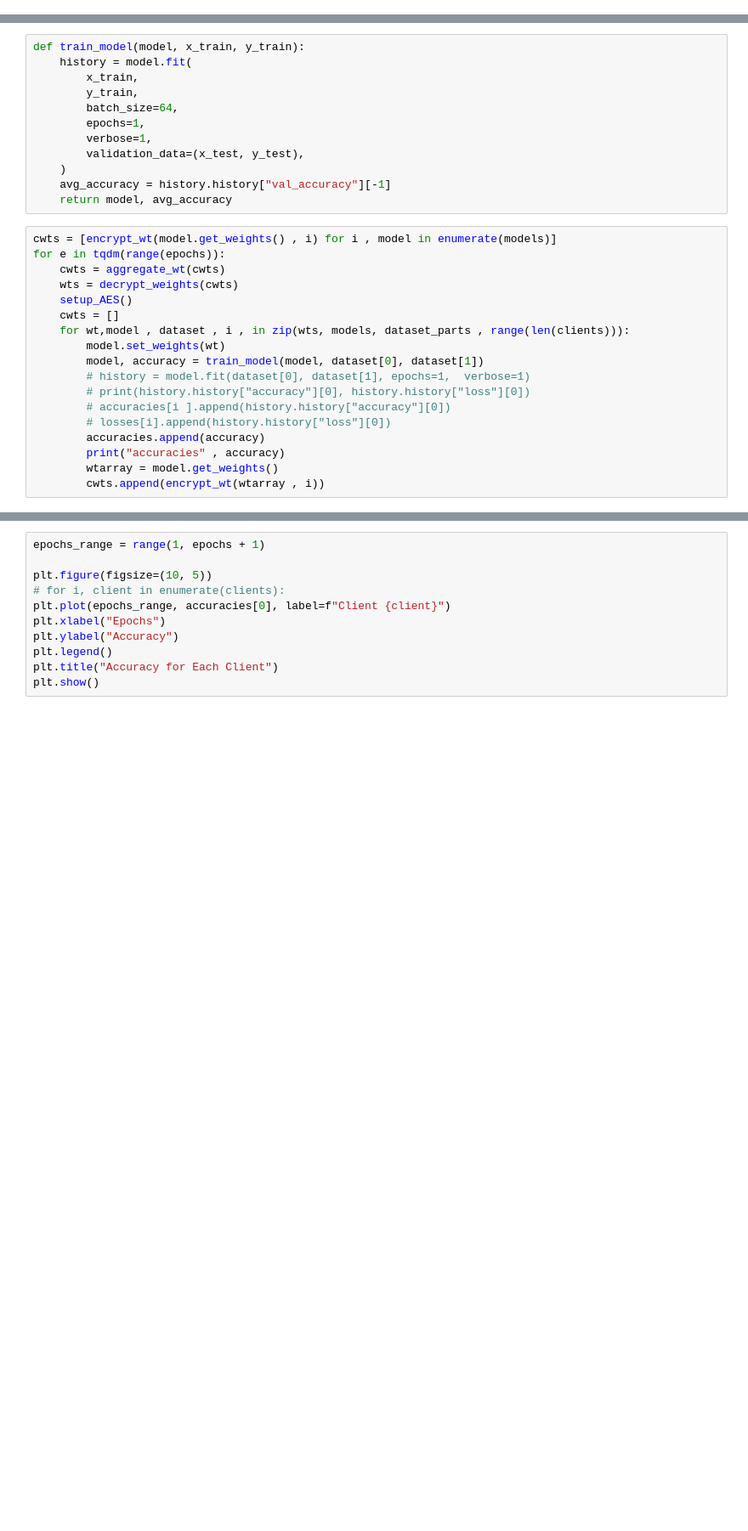
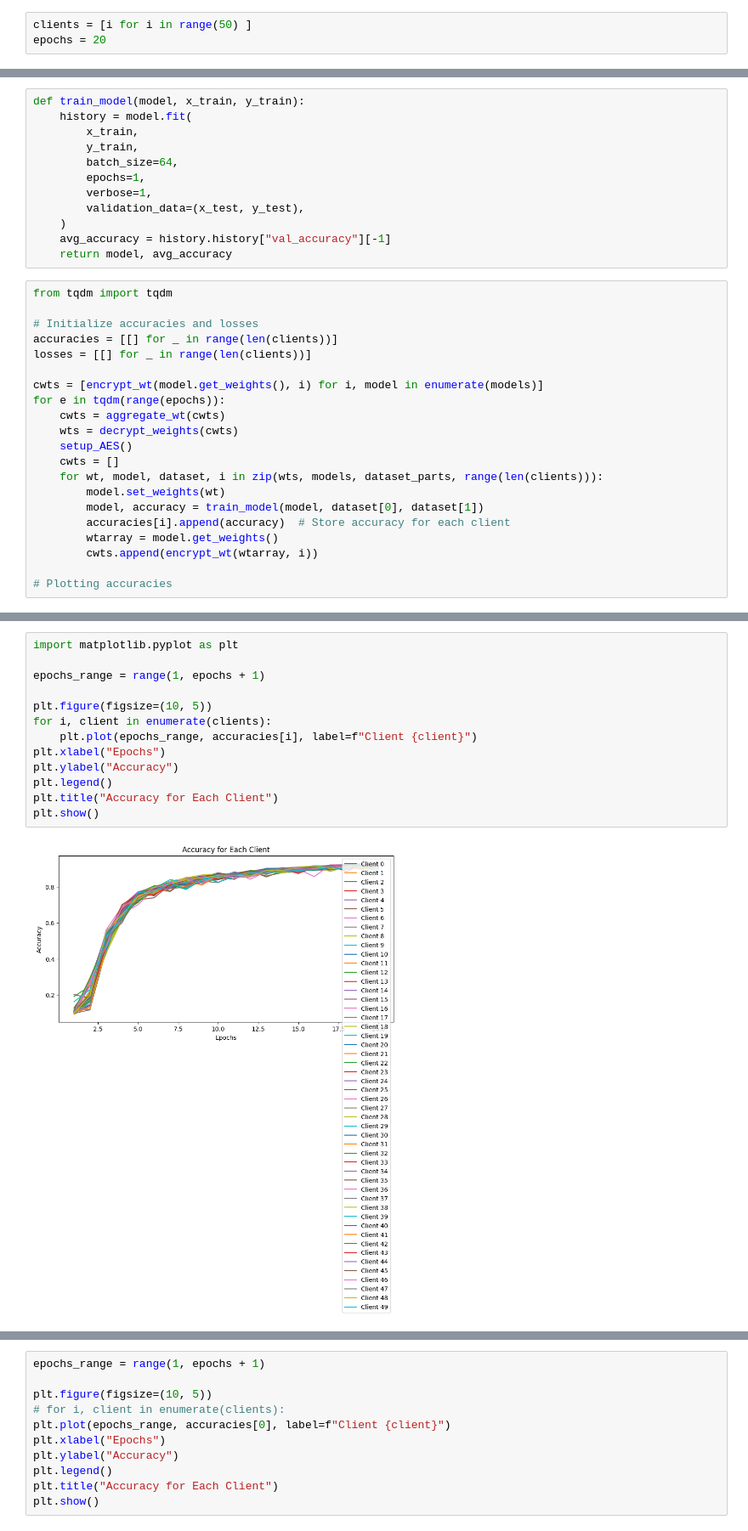
Before and after one commit to destx0/hemanfed, a Jupyter notebook: m.ipynb, the cells around one changed output, grey strips where cells are left out. Shown: that part at 85% size. Cells and saved outputs as stored; diff of their text form; blank space fills up the shorter version.

Commit message:
accuracy good loss bad

```diff
--- a/m.ipynb
+++ b/m.ipynb
@@ -14,3 +11,6 @@ epochs = 20
+# %%
+clients = [i for i in range(50) ]
+epochs = 20
 # %%
 import tensorflow as tf
 import numpy as np
@@ -399,21 +399,24 @@ def train_model(model, x_train, y_train):
     avg_accuracy = history.history["val_accuracy"][-1]
     return model, avg_accuracy
 # %%
-cwts = [encrypt_wt(model.get_weights() , i) for i , model in enumerate(models)]
+from tqdm import tqdm
+
+# Initialize accuracies and losses
+accuracies = [[] for _ in range(len(clients))]
+losses = [[] for _ in range(len(clients))]
+
+cwts = [encrypt_wt(model.get_weights(), i) for i, model in enumerate(models)]
 for e in tqdm(range(epochs)):
     cwts = aggregate_wt(cwts)
     wts = decrypt_weights(cwts)
     setup_AES()
     cwts = []
-    for wt,model , dataset , i , in zip(wts, models, dataset_parts , range(len(clients))):
+    for wt, model, dataset, i in zip(wts, models, dataset_parts, range(len(clients))):
         model.set_weights(wt)
         model, accuracy = train_model(model, dataset[0], dataset[1])
-        # history = model.fit(dataset[0], dataset[1], epochs=1,  verbose=1)
-        # print(history.history["accuracy"][0], history.history["loss"][0])
-        # accuracies[i ].append(history.history["accuracy"][0])
-        # losses[i].append(history.history["loss"][0])
-        accuracies.append(accuracy)
-        print("accuracies" , accuracy)
+        accuracies[i].append(accuracy)  # Store accuracy for each client
         wtarray = model.get_weights()
-        cwts.append(encrypt_wt(wtarray , i))
+        cwts.append(encrypt_wt(wtarray, i))
+
+# Plotting accuracies
 # %% [output]
@@ -512,0 +648,15 @@ accuracies
+# %%
+import matplotlib.pyplot as plt
+
+epochs_range = range(1, epochs + 1)
+
+plt.figure(figsize=(10, 5))
+for i, client in enumerate(clients):
+    plt.plot(epochs_range, accuracies[i], label=f"Client {client}")
+plt.xlabel("Epochs")
+plt.ylabel("Accuracy")
+plt.legend()
+plt.title("Accuracy for Each Client")
+plt.show()
+# %% [output]
+[figure, added]
```
Also changed, not shown: parts of 6 cells of this notebook.
